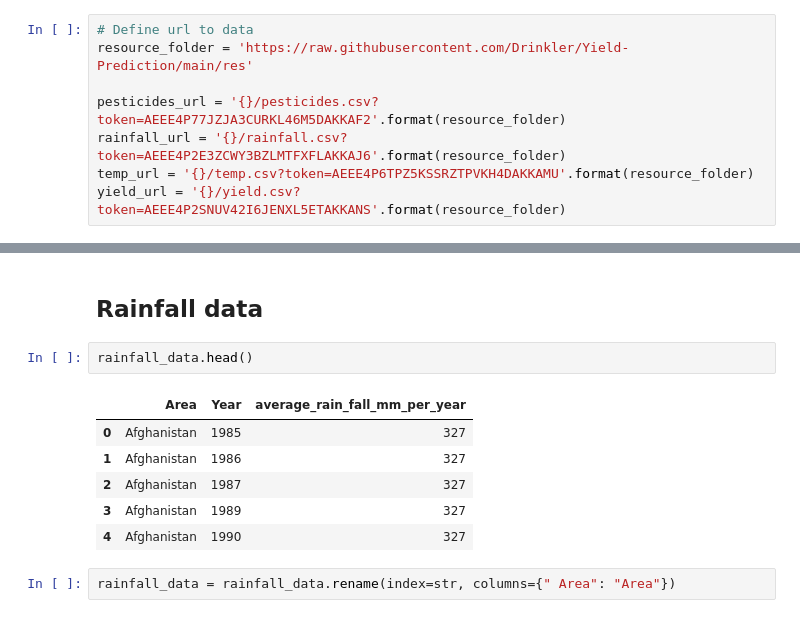
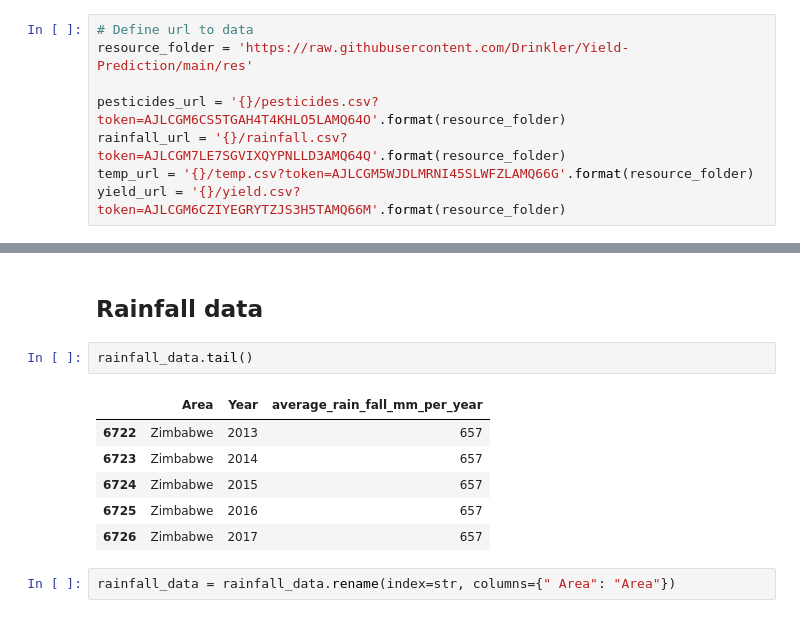
Before and after one commit to Drinkler/Yield-Prediction, a Jupyter notebook: Yield_Prediction.ipynb, the cells around one changed output, grey strips where cells are left out. Saved outputs shown, nothing was run; the diff lists cells and outputs as text.

```diff
--- a/Yield_Prediction.ipynb
+++ b/Yield_Prediction.ipynb
@@ -15,10 +15,10 @@ import matplotlib.pyplot as plt
 # Define url to data
 resource_folder = 'https://raw.githubusercontent.com/Drinkler/Yield-Prediction/main/res'
 
-pesticides_url = '{}/pesticides.csv?token=AEEE4P77JZJA3CURKL46M5DAKKAF2'.format(resource_folder)
-rainfall_url = '{}/rainfall.csv?token=AEEE4P2E3ZCWY3BZLMTFXFLAKKAJ6'.format(resource_folder)
-temp_url = '{}/temp.csv?token=AEEE4P6TPZ5KSSRZTPVKH4DAKKAMU'.format(resource_folder)
-yield_url = '{}/yield.csv?token=AEEE4P2SNUV42I6JENXL5ETAKKANS'.format(resource_folder)
+pesticides_url = '{}/pesticides.csv?token=AJLCGM6CS5TGAH4T4KHLO5LAMQ64O'.format(resource_folder)
+rainfall_url = '{}/rainfall.csv?token=AJLCGM7LE7SGVIXQYPNLLD3AMQ64Q'.format(resource_folder)
+temp_url = '{}/temp.csv?token=AJLCGM5WJDLMRNI45SLWFZLAMQ66G'.format(resource_folder)
+yield_url = '{}/yield.csv?token=AJLCGM6CZIYEGRYTZJS3H5TAMQ66M'.format(resource_folder)
 # %%
 # Load data
 pesticides_data = pd.read_csv(pesticides_url, sep=',')
@@ -111,14 +290,14 @@ memory usage: 2.2+ MB
 # %% [markdown]
 ## Rainfall data
 # %%
-rainfall_data.head()
+rainfall_data.tail()
 # %% [output]
 |  | Area | Year | average_rain_fall_mm_per_year |
-| 0 | Afghanistan | 1985 | 327 |
-| 1 | Afghanistan | 1986 | 327 |
-| 2 | Afghanistan | 1987 | 327 |
-| 3 | Afghanistan | 1989 | 327 |
-| 4 | Afghanistan | 1990 | 327 |
+| 6722 | Zimbabwe | 2013 | 657 |
+| 6723 | Zimbabwe | 2014 | 657 |
+| 6724 | Zimbabwe | 2015 | 657 |
+| 6725 | Zimbabwe | 2016 | 657 |
+| 6726 | Zimbabwe | 2017 | 657 |
 # %%
 rainfall_data = rainfall_data.rename(index=str, columns={" Area": "Area"})
 # %%
```
Also changed, not shown: parts of 23 cells of this notebook.
